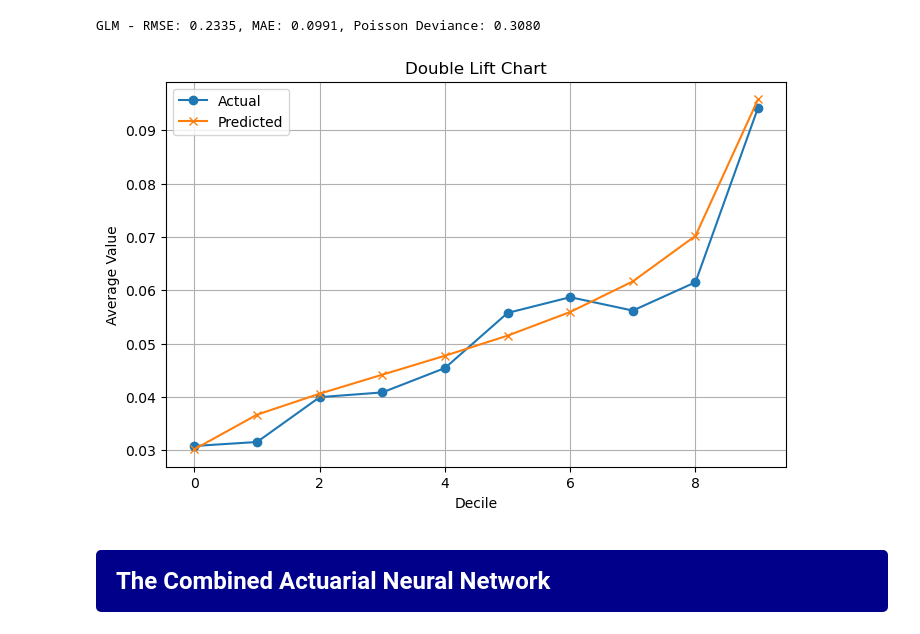
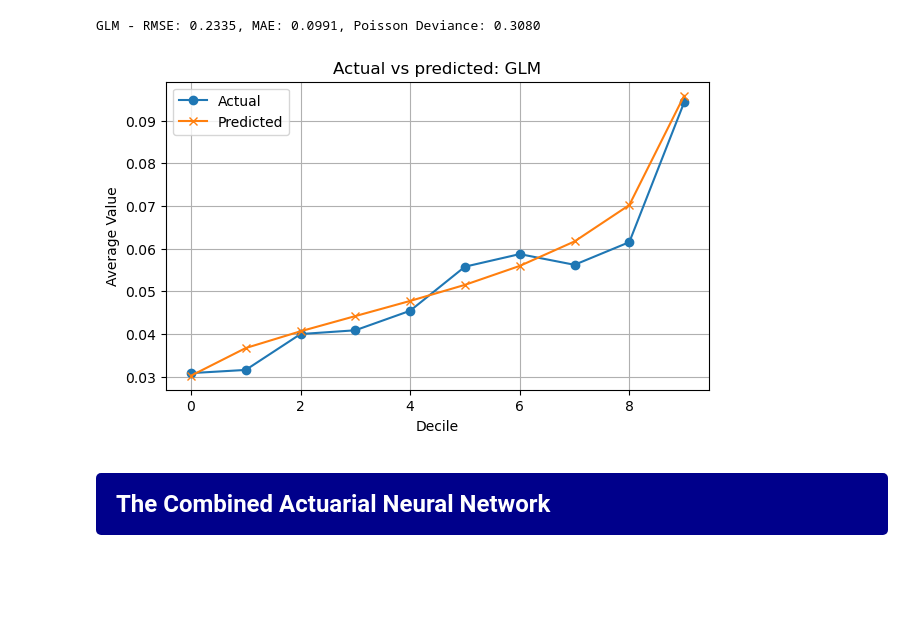
Before and after one commit to bart-custers/DL_for_Actuaries, a Jupyter notebook: notebooks/DL_for_Actuaries.ipynb, the cells around one changed output. Saved outputs shown, nothing was run; the diff lists cells and outputs as text; code cells hidden in the pictures; blank space fills up the shorter version.

```diff
--- a/notebooks/DL_for_Actuaries.ipynb
+++ b/notebooks/DL_for_Actuaries.ipynb
@@ -185,23 +185,22 @@ def evaluate_model(model_name, y_true, y_pred):
 
     print(f"{model_name} - RMSE: {rmse:.4f}, MAE: {mae:.4f}, Poisson Deviance: {poisson_dev:.4f}")
 # %%
-def double_lift_chart(y_true, y_pred, num_bins=10):
+def quantile_plot(model_name,y_true, y_pred, num_bins=10):
     # Create a DataFrame with true and predicted values
     df = pd.DataFrame({'Actual': y_true, 'Predicted': y_pred})
 
-    # Create deciles based on predicted values
+    # Create groups
     df['Decile'] = pd.qcut(df['Predicted'], q=num_bins, labels=False)
 
     # Calculate average actual and predicted values for each decile
     decile_summary = df.groupby('Decile').agg({'Actual': 'mean', 'Predicted': 'mean'}).reset_index()
 
-    # Plot the double lift chart
-    plt.figure(figsize=(8, 5))
+    plt.figure(figsize=(7, 4))
     plt.plot(decile_summary['Decile'], decile_summary['Actual'], marker='o', label='Actual')
     plt.plot(decile_summary['Decile'], decile_summary['Predicted'], marker='x', label='Predicted')
     plt.xlabel('Decile')
     plt.ylabel('Average Value')
-    plt.title('Double Lift Chart')
+    plt.title(f"Actual vs predicted: {model_name}")
     plt.legend()
     plt.grid(True)
     plt.show()
@@ -257,9 +302,9 @@ evaluate_model("GLM", y_test, glm_preds_test)
 # %% [output]
 GLM - RMSE: 0.2335, MAE: 0.0991, Poisson Deviance: 0.3080
 # %%
-double_lift_chart(y_test, glm_preds_test)
+quantile_plot("GLM",y_test, glm_preds_test)
 # %% [output]
-[figure, old version]
+[figure, new version]
 # %% [markdown]
 <a id="cann"></a>
 <div style="padding:20px;color:white;margin:0;font-size:24px;font-family:Georgia;text-align:left;display:fill;border-radius:5px;background-color:darkblue;overflow:hidden"><b>The Combined Actuarial Neural Network</b></div>
```
Also changed, not shown: parts of 40 cells of this notebook.
